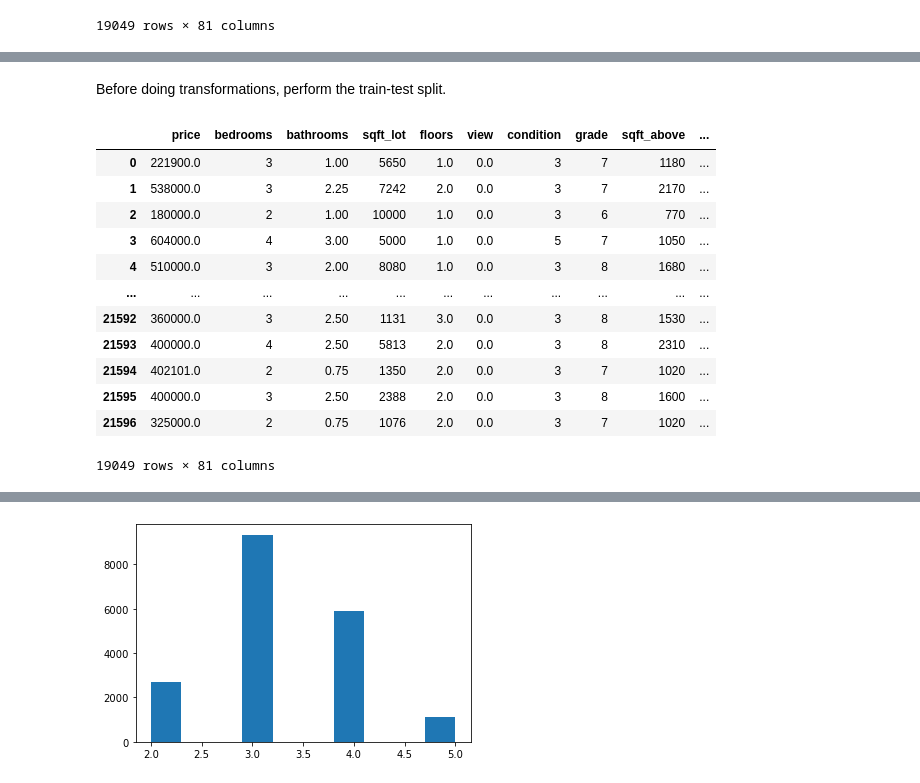
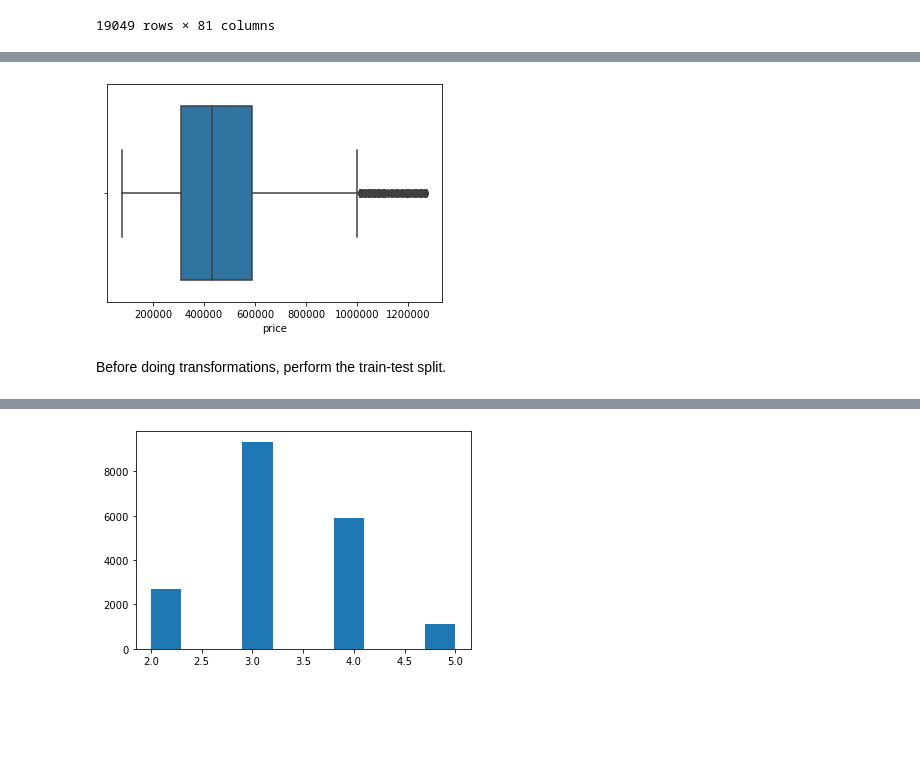
Before and after one commit to Maltanno/Phase2_Project, a Jupyter notebook: temp.ipynb, the cells around one changed output, grey strips where cells are left out. Saved outputs shown, nothing was run; the diff lists cells and outputs as text; code cells hidden in the pictures; blank space fills up the shorter version.

```diff
--- a/temp.ipynb
+++ b/temp.ipynb
@@ -512,3 +585,7 @@ data
+# %%
+sns.boxplot('price', data=data);
+# %% [output]
+[figure, added]
 # %% [markdown]
 Before doing transformations, perform the train-test split.
 # %%
@@ -524,19 +601,3 @@ from sklearn.model_selection import cross_val_score
 outcome = 'price'
 x_cols = list(data.columns)
 x_cols.remove(outcome)
-# %%
-data
-# %% [output]
-|  | price | bedrooms | bathrooms | sqft_lot | floors | view | condition | grade | sqft_above | ... |
-| 0 | 221900.0 | 3 | 1.00 | 5650 | 1.0 | 0.0 | 3 | 7 | 1180 | ... |
-| 1 | 538000.0 | 3 | 2.25 | 7242 | 2.0 | 0.0 | 3 | 7 | 2170 | ... |
-| 2 | 180000.0 | 2 | 1.00 | 10000 | 1.0 | 0.0 | 3 | 6 | 770 | ... |
-| 3 | 604000.0 | 4 | 3.00 | 5000 | 1.0 | 0.0 | 5 | 7 | 1050 | ... |
-| 4 | 510000.0 | 3 | 2.00 | 8080 | 1.0 | 0.0 | 3 | 8 | 1680 | ... |
-| ... | ... | ... | ... | ... | ... | ... | ... | ... | ... | ... |
-| 21592 | 360000.0 | 3 | 2.50 | 1131 | 3.0 | 0.0 | 3 | 8 | 1530 | ... |
-| 21593 | 400000.0 | 4 | 2.50 | 5813 | 2.0 | 0.0 | 3 | 8 | 2310 | ... |
-| 21594 | 402101.0 | 2 | 0.75 | 1350 | 2.0 | 0.0 | 3 | 7 | 1020 | ... |
-| 21595 | 400000.0 | 3 | 2.50 | 2388 | 2.0 | 0.0 | 3 | 8 | 1600 | ... |
-| 21596 | 325000.0 | 2 | 0.75 | 1076 | 2.0 | 0.0 | 3 | 7 | 1020 | ... |
-19049 rows × 81 columns
```
Also changed, not shown: parts of 114 cells of this notebook, 2 other files.
